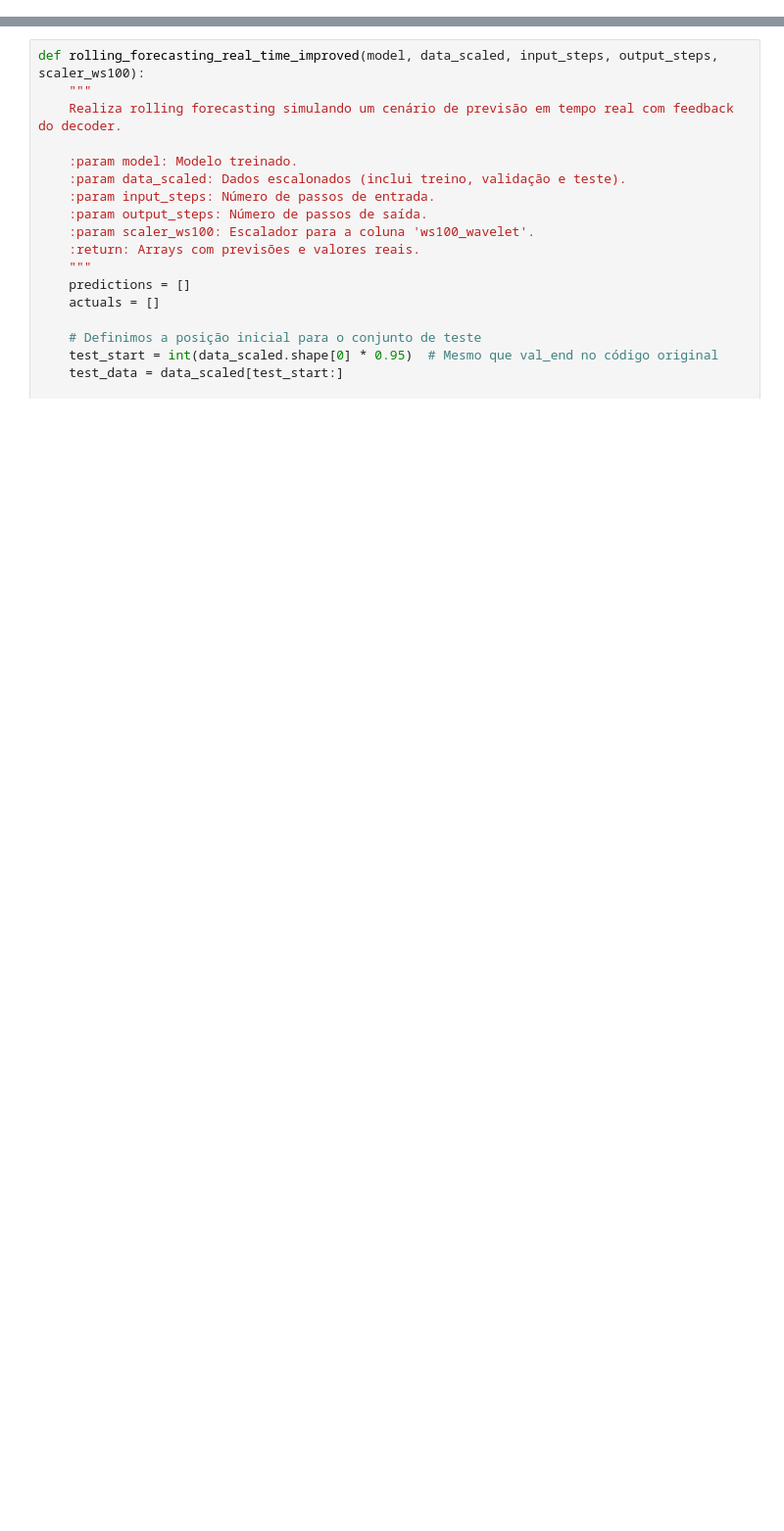
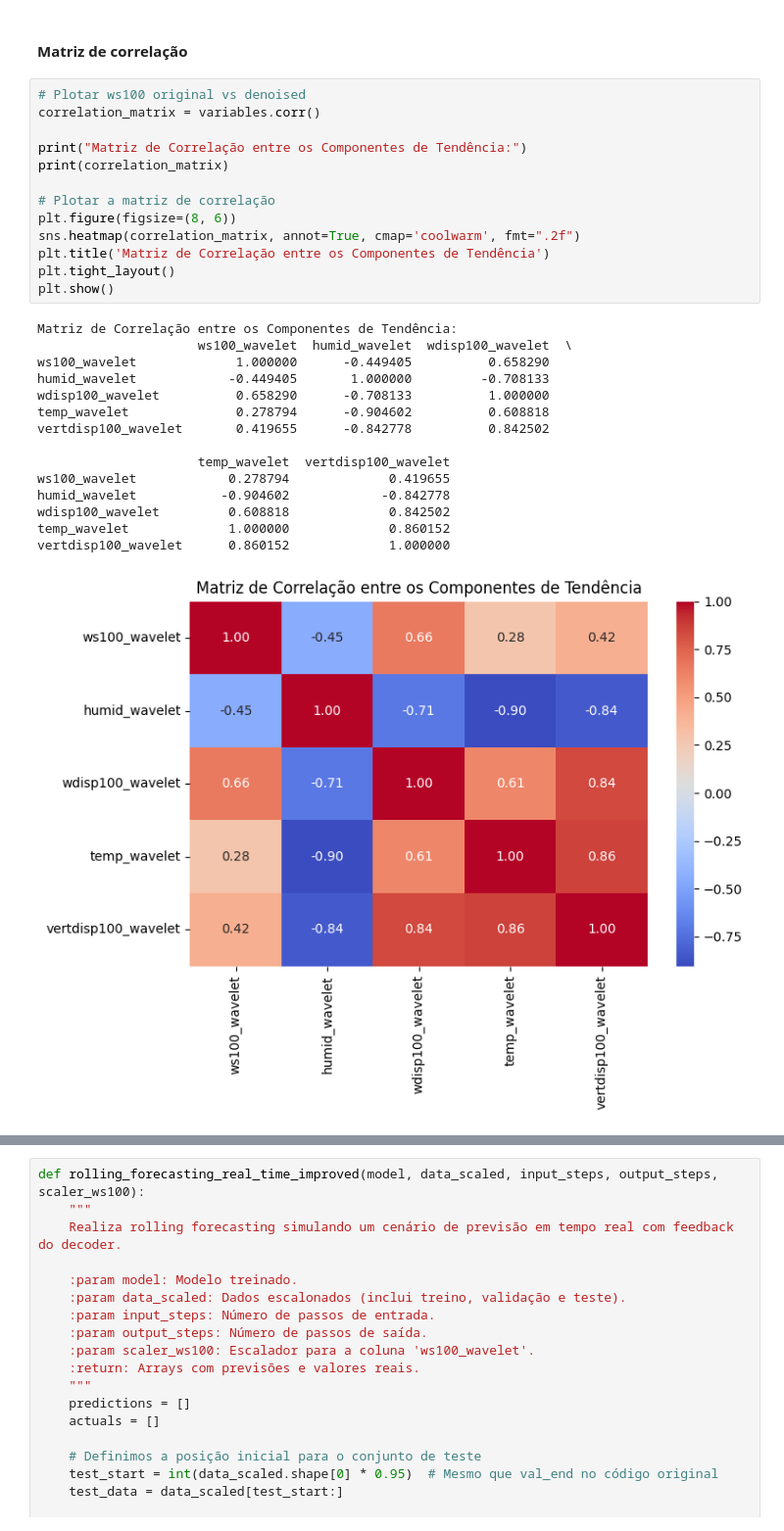
Before and after one commit to Perebati/TFG-Vento-Sul, a Jupyter notebook: LSTM/realtimeforecasting.ipynb, the cells around one changed output, grey strips where cells are left out. Shown: that part at 98% size. Cells and saved outputs as stored; diff of their text form; blank space fills up the shorter version.

```diff
--- a/LSTM/realtimeforecasting.ipynb
+++ b/LSTM/realtimeforecasting.ipynb
@@ -292,0 +99,31 @@ KeyboardInterrupt:
+# %% [markdown]
+#### Matriz de correlação
+# %%
+# Plotar ws100 original vs denoised
+correlation_matrix = variables.corr()
+
+print("Matriz de Correlação entre os Componentes de Tendência:")
+print(correlation_matrix)
+
+# Plotar a matriz de correlação
+plt.figure(figsize=(8, 6))
+sns.heatmap(correlation_matrix, annot=True, cmap='coolwarm', fmt=".2f")
+plt.title('Matriz de Correlação entre os Componentes de Tendência')
+plt.tight_layout()
+plt.show()
+# %% [output]
+Matriz de Correlação entre os Componentes de Tendência:
+                     ws100_wavelet  humid_wavelet  wdisp100_wavelet  \
+ws100_wavelet             1.000000      -0.449405          0.658290
+humid_wavelet            -0.449405       1.000000         -0.708133
+wdisp100_wavelet          0.658290      -0.708133          1.000000
+temp_wavelet              0.278794      -0.904602          0.608818
+vertdisp100_wavelet       0.419655      -0.842778          0.842502
+
+                     temp_wavelet  vertdisp100_wavelet
+ws100_wavelet            0.278794             0.419655
+humid_wavelet           -0.904602            -0.842778
+wdisp100_wavelet         0.608818             0.842502
+temp_wavelet             1.000000             0.860152
+vertdisp100_wavelet      0.860152             1.000000
+[figure, added]
```
Also changed, not shown: parts of 23 cells of this notebook.
